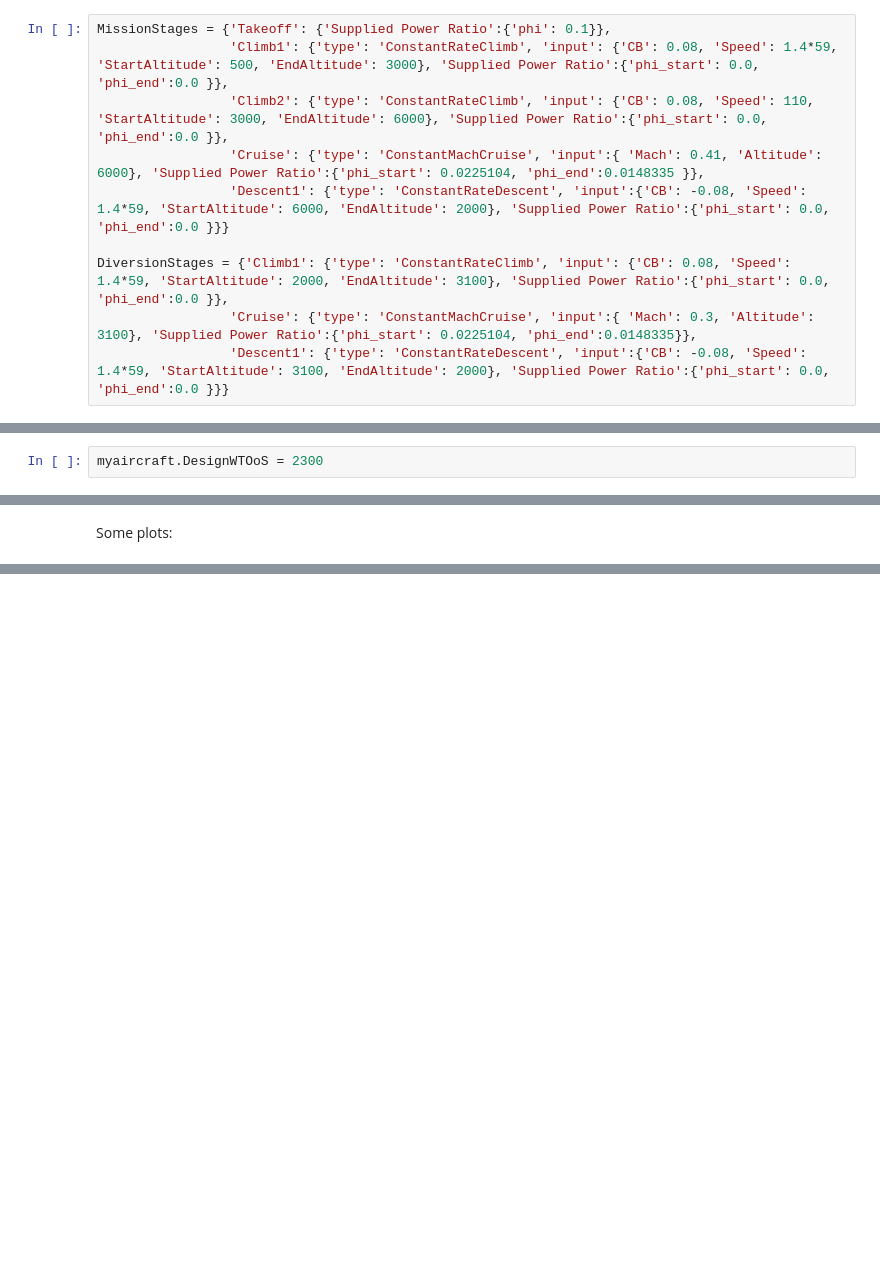
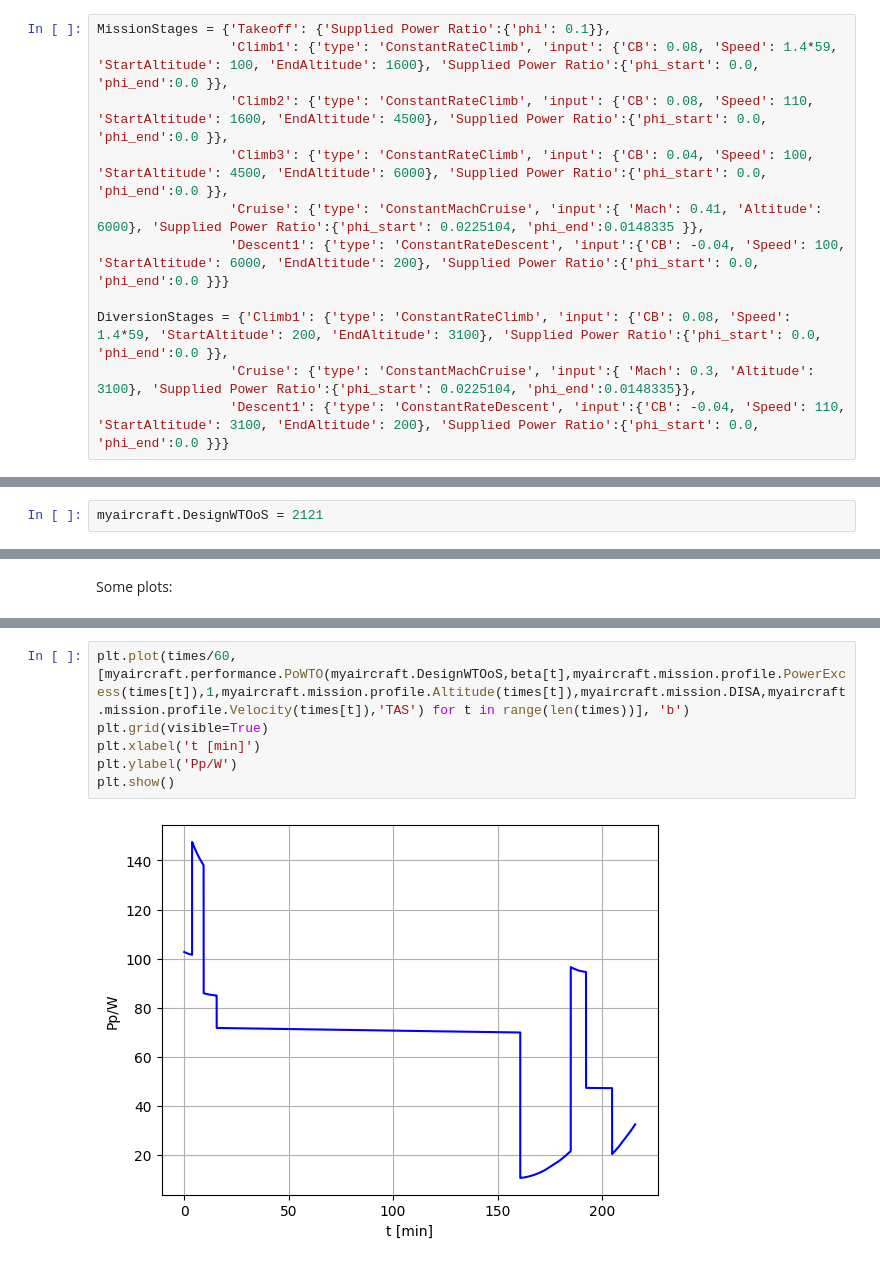
Before and after one commit to rmalpica/PhlyGreen, a Jupyter notebook: trunk/tutorial/tutorial.ipynb, the cells around one changed output, grey strips where cells are left out. Cells and saved outputs as stored; diff of their text form; blank space fills up the shorter version.

Commit message:
bugfix on powertrain weight model

```diff
--- a/trunk/tutorial/tutorial.ipynb
+++ b/trunk/tutorial/tutorial.ipynb
@@ -56,14 +56,15 @@ MissionInput = {'Range Mission': 750,
                 'Crew Weight': (95*3)}
 # %%
 MissionStages = {'Takeoff': {'Supplied Power Ratio':{'phi': 0.1}},
-                 'Climb1': {'type': 'ConstantRateClimb', 'input': {'CB': 0.08, 'Speed': 1.4*59, 'StartAltitude': 500, 'EndAltitude': 3000}, 'Supplied Power Ratio':{'phi_start': 0.0, 'phi_end':0.0 }},
-                 'Climb2': {'type': 'ConstantRateClimb', 'input': {'CB': 0.08, 'Speed': 110, 'StartAltitude': 3000, 'EndAltitude': 6000}, 'Supplied Power Ratio':{'phi_start': 0.0, 'phi_end':0.0 }},
+                 'Climb1': {'type': 'ConstantRateClimb', 'input': {'CB': 0.08, 'Speed': 1.4*59, 'StartAltitude': 100, 'EndAltitude': 1600}, 'Supplied Power Ratio':{'phi_start': 0.0, 'phi_end':0.0 }},
+                 'Climb2': {'type': 'ConstantRateClimb', 'input': {'CB': 0.08, 'Speed': 110, 'StartAltitude': 1600, 'EndAltitude': 4500}, 'Supplied Power Ratio':{'phi_start': 0.0, 'phi_end':0.0 }},
+                 'Climb3': {'type': 'ConstantRateClimb', 'input': {'CB': 0.04, 'Speed': 100, 'StartAltitude': 4500, 'EndAltitude': 6000}, 'Supplied Power Ratio':{'phi_start': 0.0, 'phi_end':0.0 }},
                  'Cruise': {'type': 'ConstantMachCruise', 'input':{ 'Mach': 0.41, 'Altitude': 6000}, 'Supplied Power Ratio':{'phi_start': 0.0225104, 'phi_end':0.0148335 }},
-                 'Descent1': {'type': 'ConstantRateDescent', 'input':{'CB': -0.08, 'Speed': 1.4*59, 'StartAltitude': 6000, 'EndAltitude': 2000}, 'Supplied Power Ratio':{'phi_start': 0.0, 'phi_end':0.0 }}}
+                 'Descent1': {'type': 'ConstantRateDescent', 'input':{'CB': -0.04, 'Speed': 100, 'StartAltitude': 6000, 'EndAltitude': 200}, 'Supplied Power Ratio':{'phi_start': 0.0, 'phi_end':0.0 }}}
 
-DiversionStages = {'Climb1': {'type': 'ConstantRateClimb', 'input': {'CB': 0.08, 'Speed': 1.4*59, 'StartAltitude': 2000, 'EndAltitude': 3100}, 'Supplied Power Ratio':{'phi_start': 0.0, 'phi_end':0.0 }},
+DiversionStages = {'Climb1': {'type': 'ConstantRateClimb', 'input': {'CB': 0.08, 'Speed': 1.4*59, 'StartAltitude': 200, 'EndAltitude': 3100}, 'Supplied Power Ratio':{'phi_start': 0.0, 'phi_end':0.0 }},
                  'Cruise': {'type': 'ConstantMachCruise', 'input':{ 'Mach': 0.3, 'Altitude': 3100}, 'Supplied Power Ratio':{'phi_start': 0.0225104, 'phi_end':0.0148335}},
-                 'Descent1': {'type': 'ConstantRateDescent', 'input':{'CB': -0.08, 'Speed': 1.4*59, 'StartAltitude': 3100, 'EndAltitude': 2000}, 'Supplied Power Ratio':{'phi_start': 0.0, 'phi_end':0.0 }}}
+                 'Descent1': {'type': 'ConstantRateDescent', 'input':{'CB': -0.04, 'Speed': 110, 'StartAltitude': 3100, 'EndAltitude': 200}, 'Supplied Power Ratio':{'phi_start': 0.0, 'phi_end':0.0 }}}
 # %%
 EnergyInput = {'Ef': 43.5*10**6,
                    'Ebat': 700 * 3600,
@@ -136,7 +132,7 @@ Design P/W:  72.80177675309523
 # %% [markdown]
 ... or assign a wing loading
 # %%
-myaircraft.DesignWTOoS = 2300
+myaircraft.DesignWTOoS = 2121
 # %% [markdown]
 Run Mission analysis to define the aircraft's masses
 # %%
@@ -190,0 +197,8 @@ plt.show()
+# %%
+plt.plot(times/60,[myaircraft.performance.PoWTO(myaircraft.DesignWTOoS,beta[t],myaircraft.mission.profile.PowerExcess(times[t]),1,myaircraft.mission.profile.Altitude(times[t]),myaircraft.mission.DISA,myaircraft.mission.profile.Velocity(times[t]),'TAS') for t in range(len(times))], 'b')
+plt.grid(visible=True)
+plt.xlabel('t [min]')
+plt.ylabel('Pp/W')
+plt.show()
+# %% [output]
+[figure, added]
```
Also changed, not shown: parts of 8 cells of this notebook, 3 other files.
